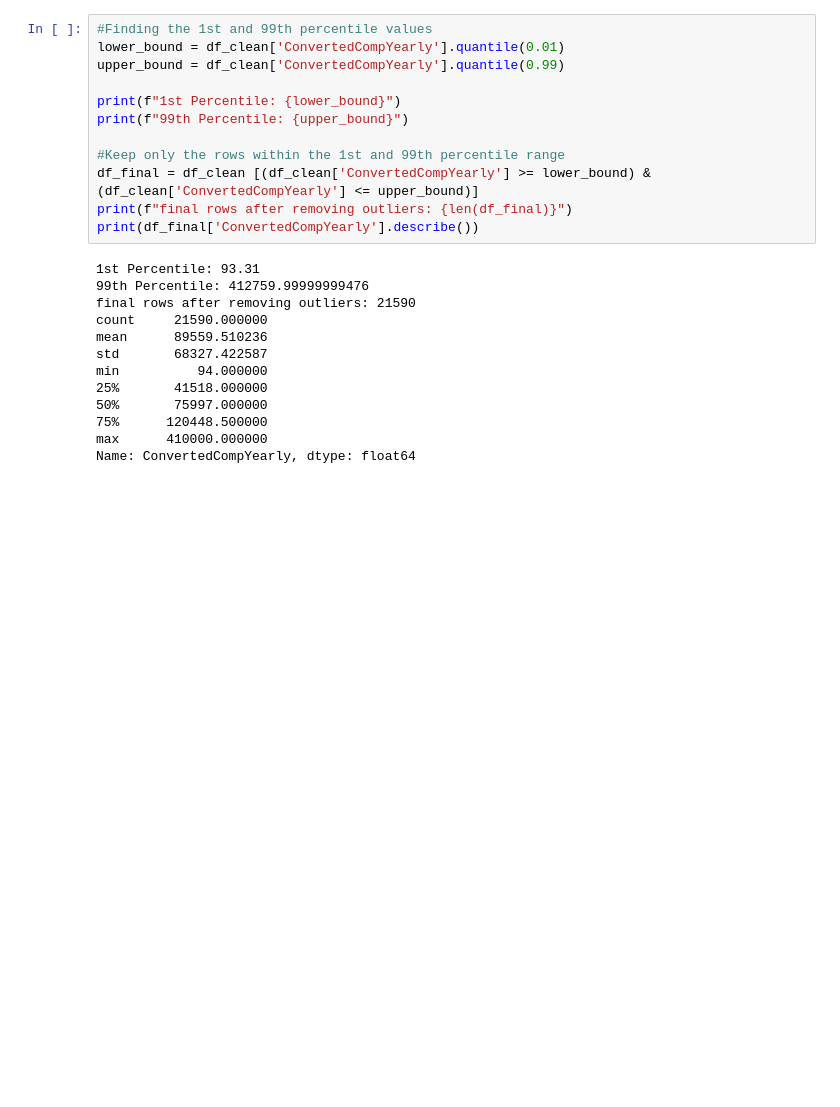
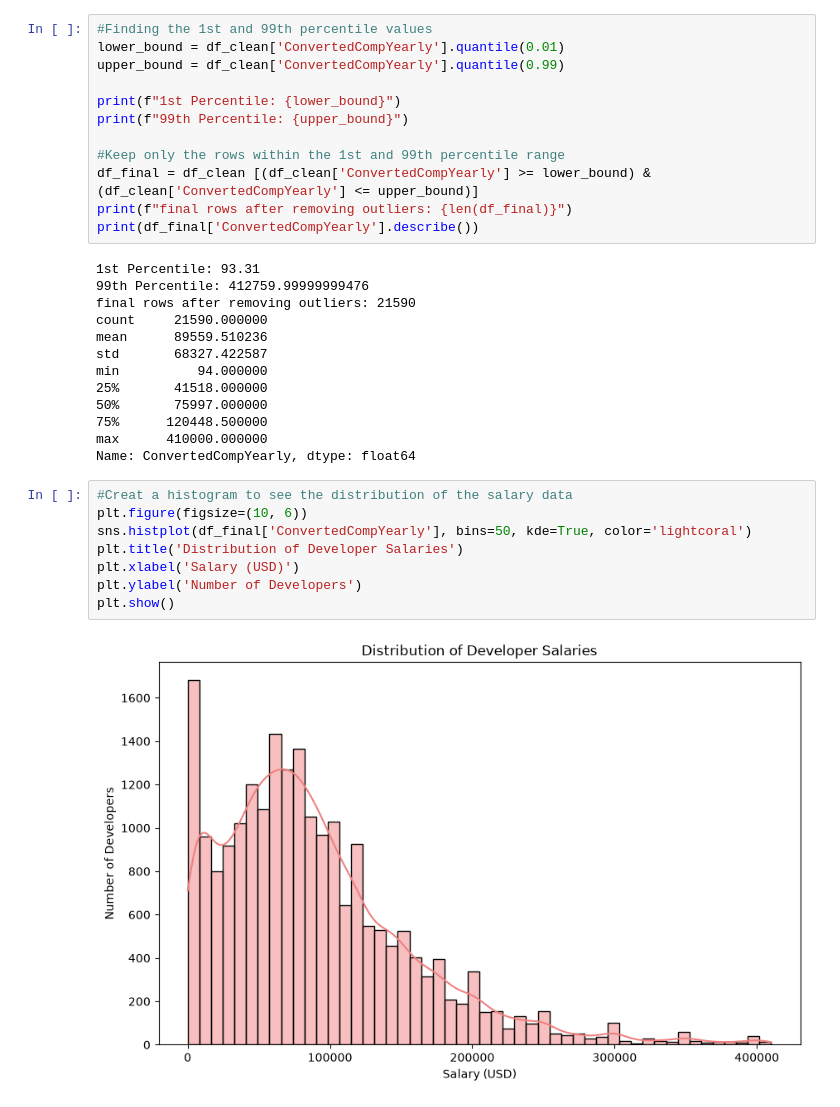
Before and after one commit to Armina-Data/prediction-salary-developer, a Jupyter notebook: 01_data_exploration.ipynb, the cells around one changed output. Drawn from its saved outputs; the diff is of its cells as text; blank space fills up the shorter version.

Commit message:
Salary analysis charts

```diff
--- a/01_data_exploration.ipynb
+++ b/01_data_exploration.ipynb
@@ -126,3 +126,13 @@ min          94.000000
 75%      120448.500000
 max      410000.000000
 Name: ConvertedCompYearly, dtype: float64
+# %%
+#Creat a histogram to see the distribution of the salary data
+plt.figure(figsize=(10, 6))
+sns.histplot(df_final['ConvertedCompYearly'], bins=50, kde=True, color='lightcoral')
+plt.title('Distribution of Developer Salaries')
+plt.xlabel('Salary (USD)')
+plt.ylabel('Number of Developers')
+plt.show()
+# %% [output]
+[figure, added]
```
Also changed, not shown: parts of 11 cells of this notebook.
